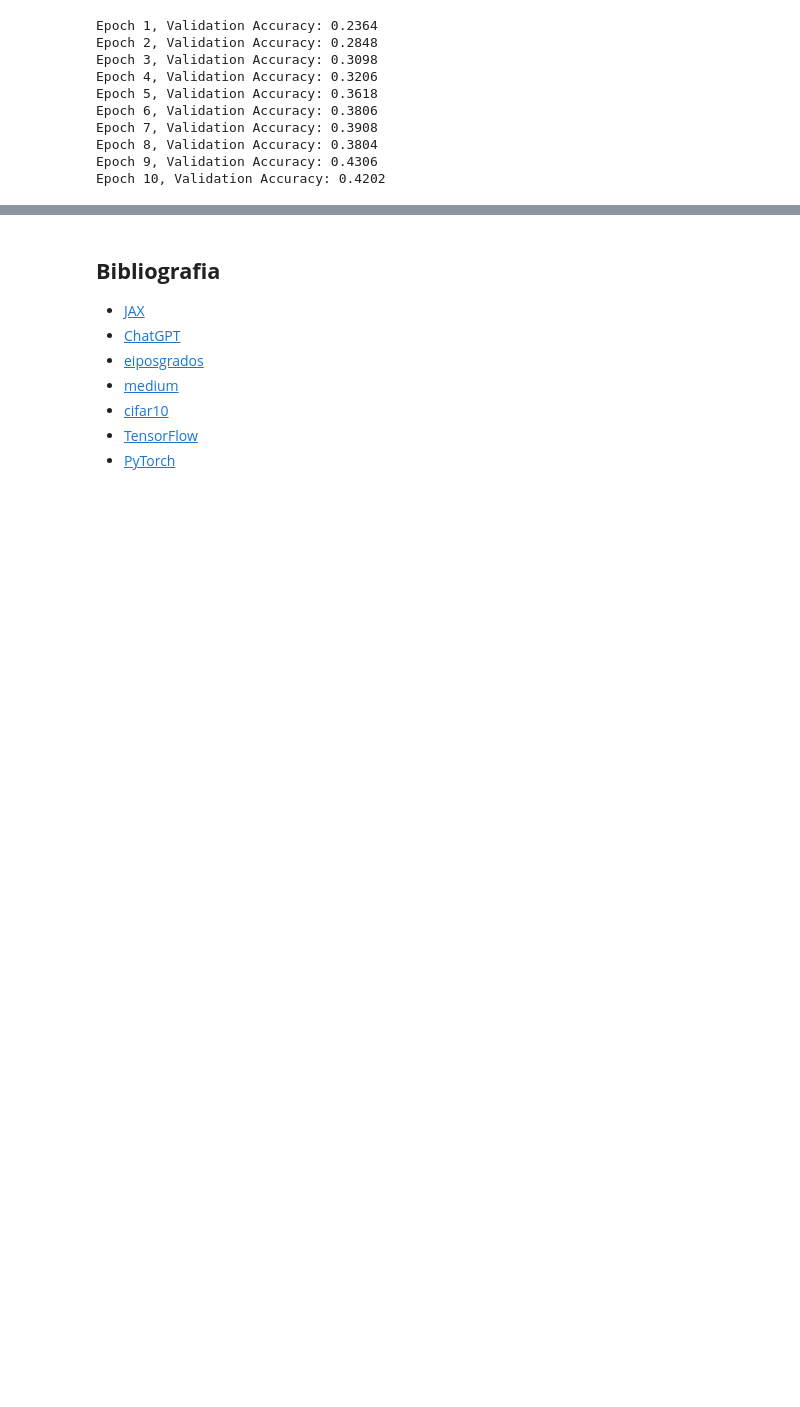
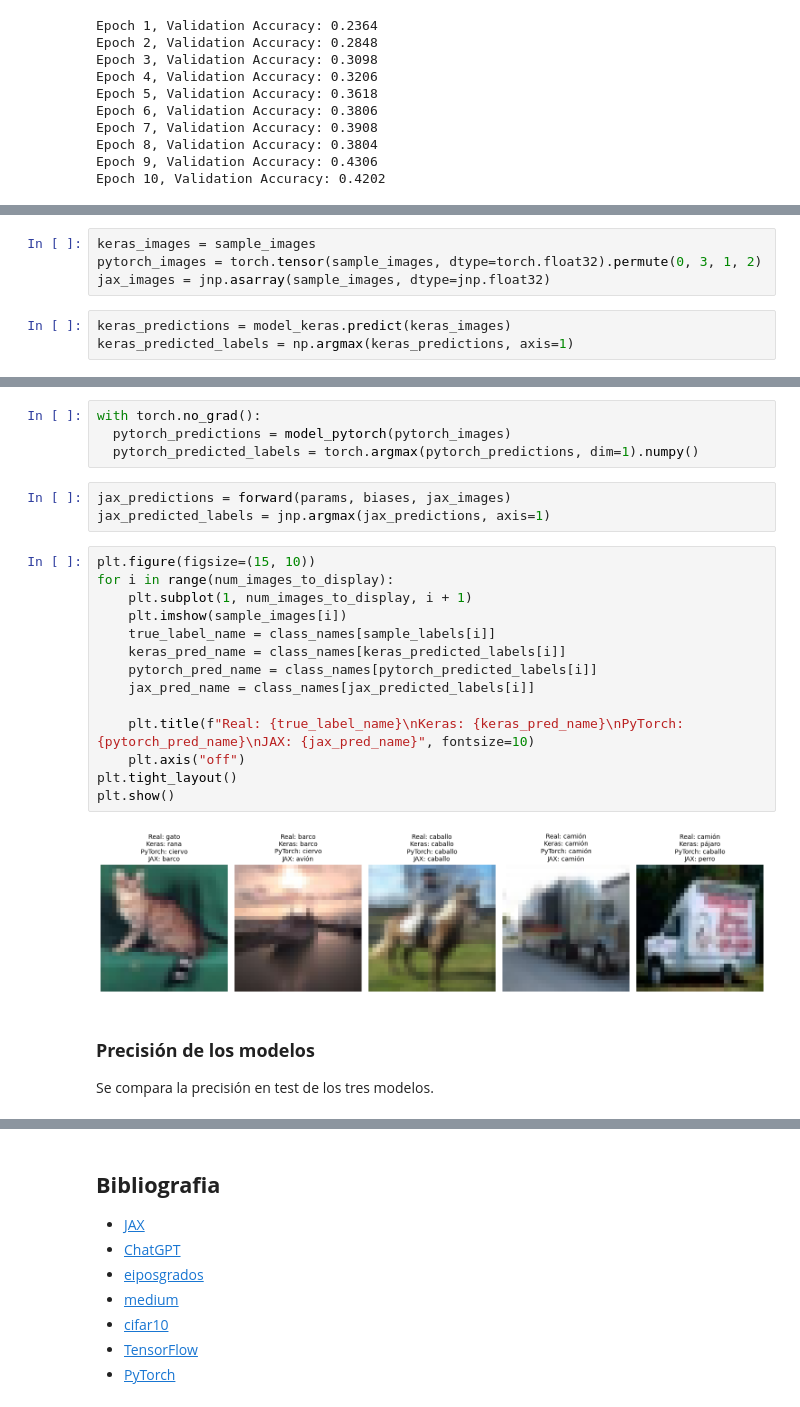
Before and after one commit to Alejandro-BR/jax-research, a Jupyter notebook: notebooks/jax_tests.ipynb, the cells around one changed output, grey strips where cells are left out. Cells and saved outputs as stored; diff of their text form; blank space fills up the shorter version.

```diff
--- a/notebooks/jax_tests.ipynb
+++ b/notebooks/jax_tests.ipynb
@@ -796,0 +815,7 @@ Modelo guardado en model_jax.pkl
+# %%
+keras_images = sample_images
+pytorch_images = torch.tensor(sample_images, dtype=torch.float32).permute(0, 3, 1, 2)
+jax_images = jnp.asarray(sample_images, dtype=jnp.float32)
+# %%
+keras_predictions = model_keras.predict(keras_images)
+keras_predicted_labels = np.argmax(keras_predictions, axis=1)
@@ -796,0 +824,27 @@ Modelo guardado en model_jax.pkl
+# %%
+with torch.no_grad():
+  pytorch_predictions = model_pytorch(pytorch_images)
+  pytorch_predicted_labels = torch.argmax(pytorch_predictions, dim=1).numpy()
+# %%
+jax_predictions = forward(params, biases, jax_images)
+jax_predicted_labels = jnp.argmax(jax_predictions, axis=1)
+# %%
+plt.figure(figsize=(15, 10))
+for i in range(num_images_to_display):
+    plt.subplot(1, num_images_to_display, i + 1)
+    plt.imshow(sample_images[i])
+    true_label_name = class_names[sample_labels[i]]
+    keras_pred_name = class_names[keras_predicted_labels[i]]
+    pytorch_pred_name = class_names[pytorch_predicted_labels[i]]
+    jax_pred_name = class_names[jax_predicted_labels[i]]
+
+    plt.title(f"Real: {true_label_name}\nKeras: {keras_pred_name}\nPyTorch: {pytorch_pred_name}\nJAX: {jax_pred_name}", fontsize=10)
+    plt.axis("off")
+plt.tight_layout()
+plt.show()
+# %% [output]
+[figure, added]
+# %% [markdown]
+### **Precisión de los modelos**
+
+Se compara la precisión en test de los tres modelos.
```
Also changed, not shown: parts of 12 cells of this notebook.
